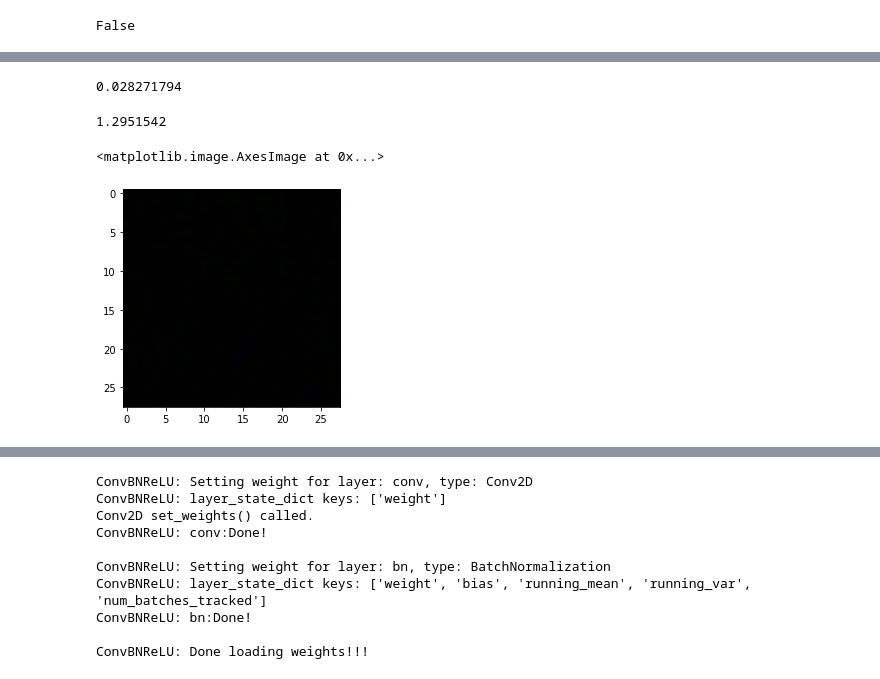
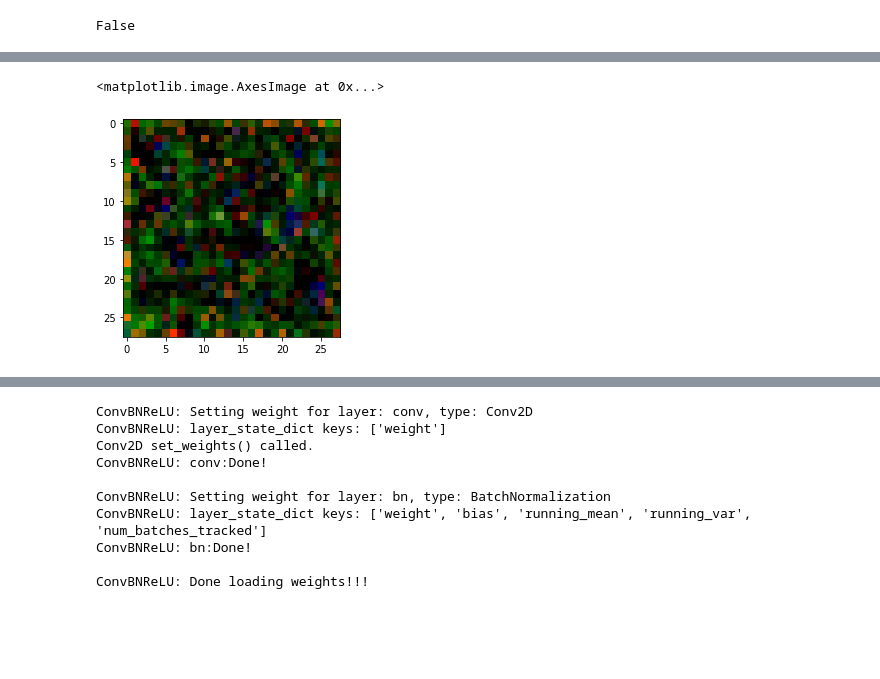
Before and after one commit to xiankgx/face-parsing.PyTorch, a Jupyter notebook: Convert model PyTorch to TensorFlow.ipynb, the cells around one changed output, grey strips where cells are left out. Saved outputs shown, nothing was run; the diff lists cells and outputs as text; code cells hidden in the pictures; blank space fills up the shorter version.

Commit message:
Managed to get converted model to make close predictions and converting the model to TF SavedModel.

```diff
--- a/Convert model PyTorch to TensorFlow.ipynb
+++ b/Convert model PyTorch to TensorFlow.ipynb
@@ -209,11 +187,11 @@ class BasicBlock(keras.layers.Layer):
                 keras.layers.BatchNormalization()
             )
 
-    def call(self, x, training=False):
+    def call(self, x):
         residual = self.conv1(x)
-        residual = K.relu(self.bn1(residual, training=training))
+        residual = K.relu(self.bn1(residual))
         residual = self.conv2(residual)
-        residual = self.bn2(residual, training=training)
+        residual = self.bn2(residual)
 
         shortcut = x
         if self.downsample is not None:
@@ -287,20 +265,20 @@ class TFResnet18(keras.models.Model):
         self.layer3 = create_layer_basic(128, 256, bnum=2, stride=2)
         self.layer4 = create_layer_basic(256, 512, bnum=2, stride=2)
 
-    def call(self, x, training=False):
+    def call(self, x):
         x = self.conv1(x)
-        x = K.relu(self.bn1(x, training=training))
+        x = K.relu(self.bn1(x))
         x = self.maxpool(x)
 
-        x = self.layer1(x, training=training)
-        feat8 = self.layer2(x, training=training) # 1/8
-        feat16 = self.layer3(feat8, training=training) # 1/16
-        feat32 = self.layer4(feat16, training=training) # 1/32
+        x = self.layer1(x)
+        feat8 = self.layer2(x) # 1/8
+        feat16 = self.layer3(feat8) # 1/16
+        feat32 = self.layer4(feat16) # 1/32
         return feat8, feat16, feat32
 
     def load_weights_pytorch(self, state_dict):
-        dummy_input = tf.random.normal((16, 224, 224, 3))
-        _ = self.predict(dummy_input)
+#         dummy_input = tf.random.normal((16, 224, 224, 3))
+#         _ = self.predict(dummy_input)
 
         for layer_name in ["conv1", "bn1"]:
             layer = getattr(self, layer_name)
@@ -705,5 +352,5 @@ dtype('float32')
 # %%
-pred_tf = net_tf(fixed_input, training=False)
+pred_tf = net_tf(fixed_input)
 # %%
 pred_tf[0].shape
 # %% [output]
@@ -793,21 +411,8 @@ Clipping input data to the valid range for imshow with RGB data ([0..1] for floa
 # %%
-np.abs(
-    pred_tf[0].numpy()[0][..., :3] \
-    - np.transpose(pred[0].detach().numpy(), (0, 2, 3, 1))[0][..., :3]
-).max()
+a = pred_tf[0].numpy()[0][..., :3]/pred_tf[0].numpy()[0][..., :3].max()
+b = pred[0].permute(0, 2, 3, 1).detach().numpy()[0][..., :3]/pred[0].permute(0, 2, 3, 1).detach().numpy()[0][..., :3].max()
-# %% [output]
-0.028271794
-# %%
-np.transpose(pred[0].detach().numpy(), (0, 2, 3, 1))[0][..., :3].max()
-# %% [output]
-1.2951542
-# %%
-plt.imshow(
-    np.abs(
-        pred_tf[0].numpy()[0][..., :3] \
-        - np.transpose(pred[0].detach().numpy(), (0, 2, 3, 1))[0][..., :3]
-    )
-)
-# %% [output]
-<matplotlib.image.AxesImage at 0x...>
-[figure, removed]
+# %%
+plt.imshow(a)
+# %% [output]
+<matplotlib.image.AxesImage at 0x...>
+[figure, added]
```
Also changed, not shown: parts of 167 cells of this notebook.
